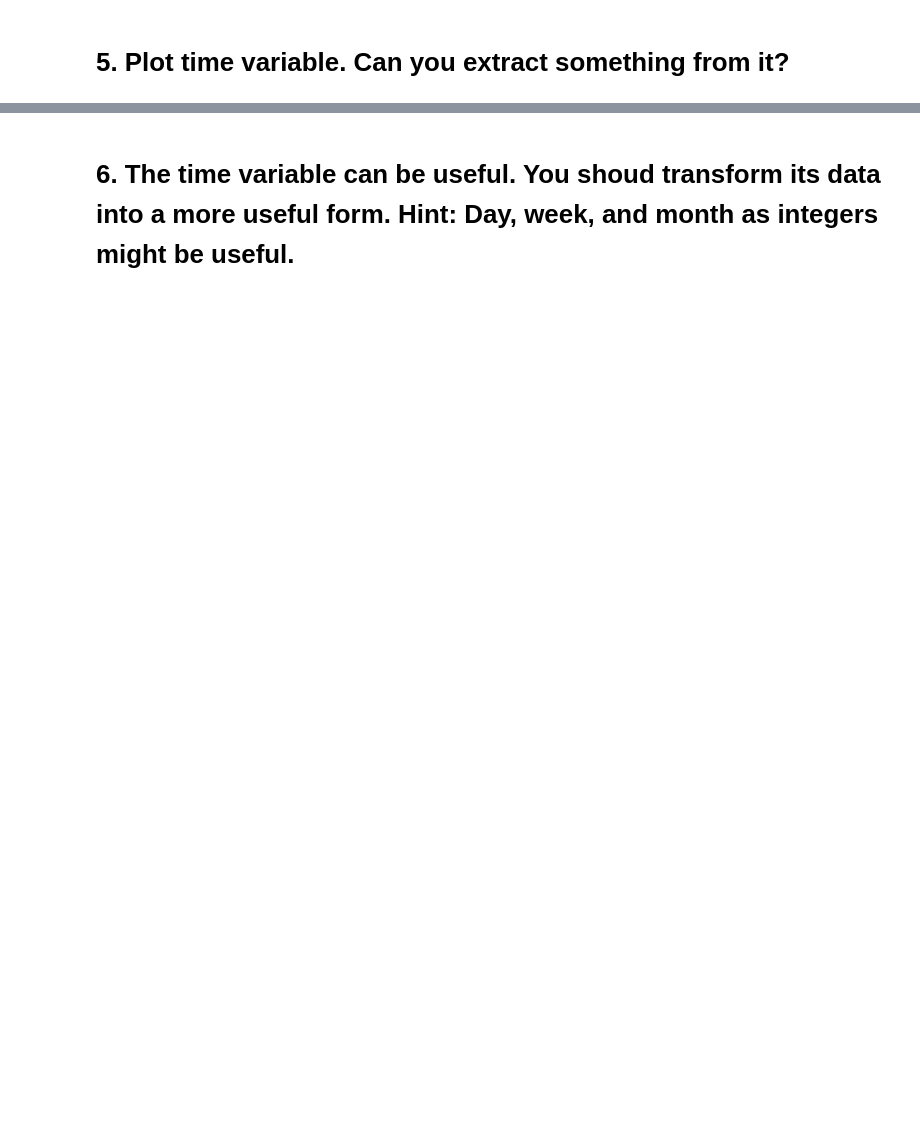
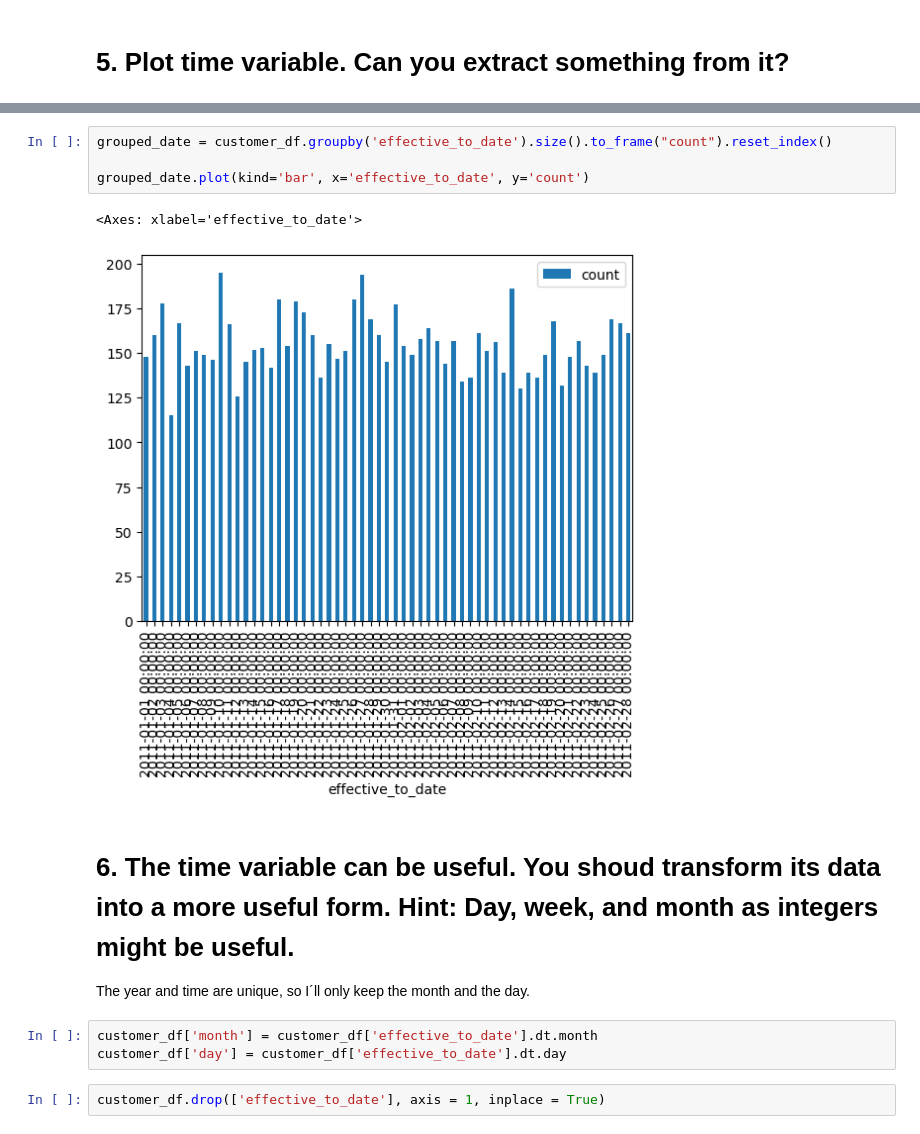
Before and after one commit to larahdm2/lab-feature-extraction, a Jupyter notebook: lab-feature-extraction.ipynb, the cells around one changed output, grey strips where cells are left out. Saved outputs shown, nothing was run; the diff lists cells and outputs as text; blank space fills up the shorter version.

```diff
--- a/lab-feature-extraction.ipynb
+++ b/lab-feature-extraction.ipynb
@@ -158,2 +299,16 @@ categorical_df
+# %%
+grouped_date = customer_df.groupby('effective_to_date').size().to_frame("count").reset_index()
+
+grouped_date.plot(kind='bar', x='effective_to_date', y='count')
+# %% [output]
+<Axes: xlabel='effective_to_date'>
+[figure, added]
 # %% [markdown]
 # 6. The time variable can be useful. You shoud transform its data into a more useful form. Hint: Day, week, and month as integers might be useful.
+
+The year and time are unique, so I´ll only keep the month and the day.
+# %%
+customer_df['month'] = customer_df['effective_to_date'].dt.month
+customer_df['day'] = customer_df['effective_to_date'].dt.day
+# %%
+customer_df.drop(['effective_to_date'], axis = 1, inplace = True)
```
Also changed, not shown: parts of 20 cells of this notebook.
